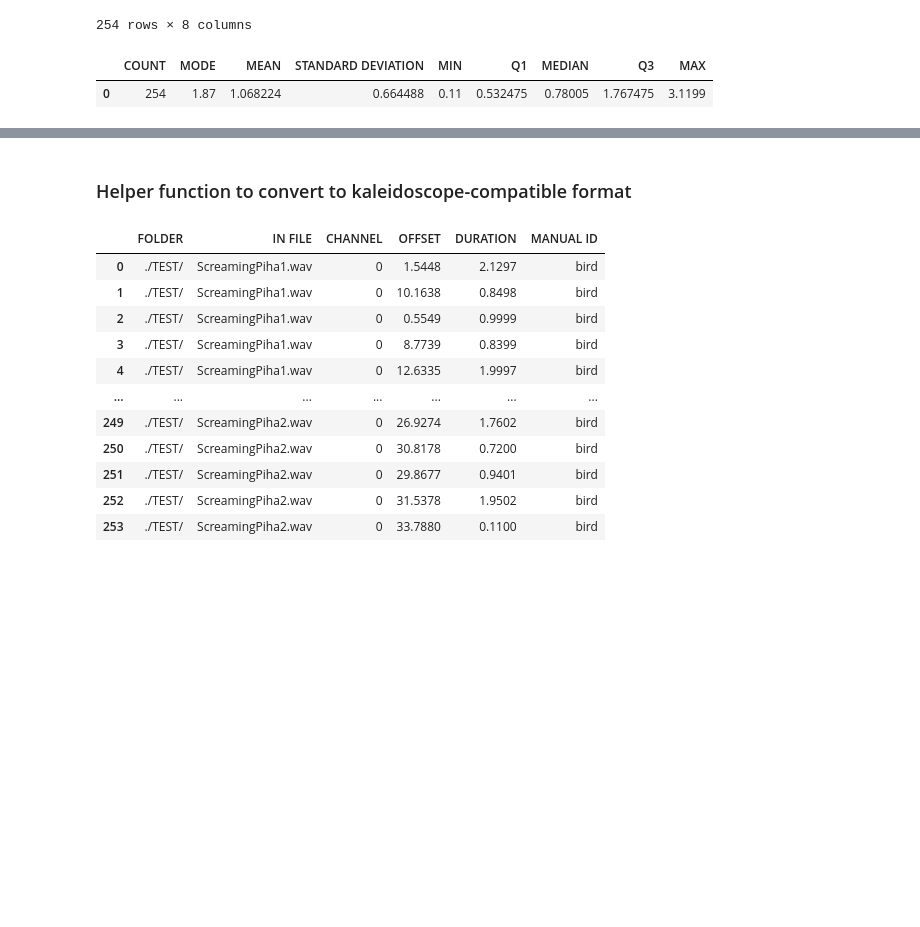
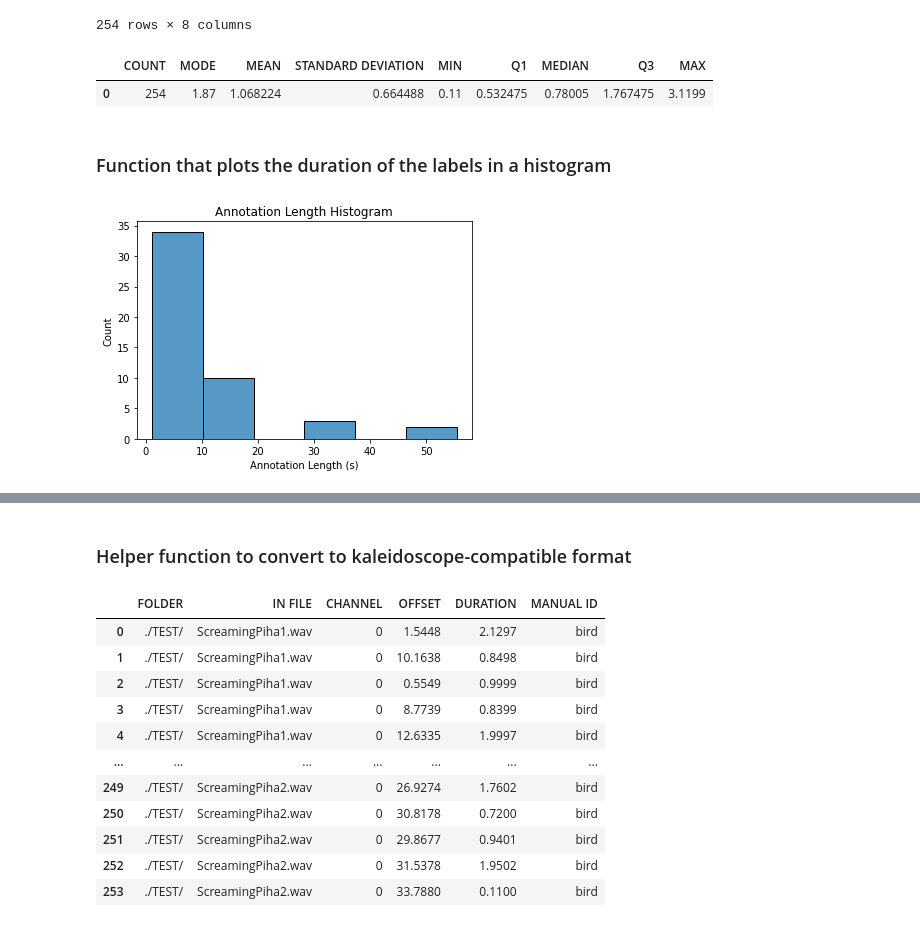
Before and after one commit to UCSD-E4E/PyHa, a Jupyter notebook: PyHa_Tutorial.ipynb, the cells around one changed output, grey strips where cells are left out. Cells and saved outputs as stored; diff of their text form; code cells hidden in the pictures; blank space fills up the shorter version.

Commit message:
Annotation Length Histograms  (#89)
* move from old branch

* update tutorial

* update

* Add parameters update to match

* update tutorial

```diff
--- a/PyHa_Tutorial.ipynb
+++ b/PyHa_Tutorial.ipynb
@@ -75,3 +88,9 @@ annotation_duration_statistics(manual_df)
 # %% [output]
 |  | COUNT | MODE | MEAN | STANDARD DEVIATION | MIN | Q1 | MEDIAN | Q3 | MAX |
 | 0 | 254 | 1.87 | 1.068224 | 0.664488 | 0.11 | 0.532475 | 0.78005 | 1.767475 | 3.1199 |
+# %% [markdown]
+### Function that plots the duration of the labels in a histogram
+# %%
+annotation_duration_histogram(automated_df)
+# %% [output]
+[figure, added]
```
Also changed, not shown: parts of 17 cells of this notebook, 1 other file.
